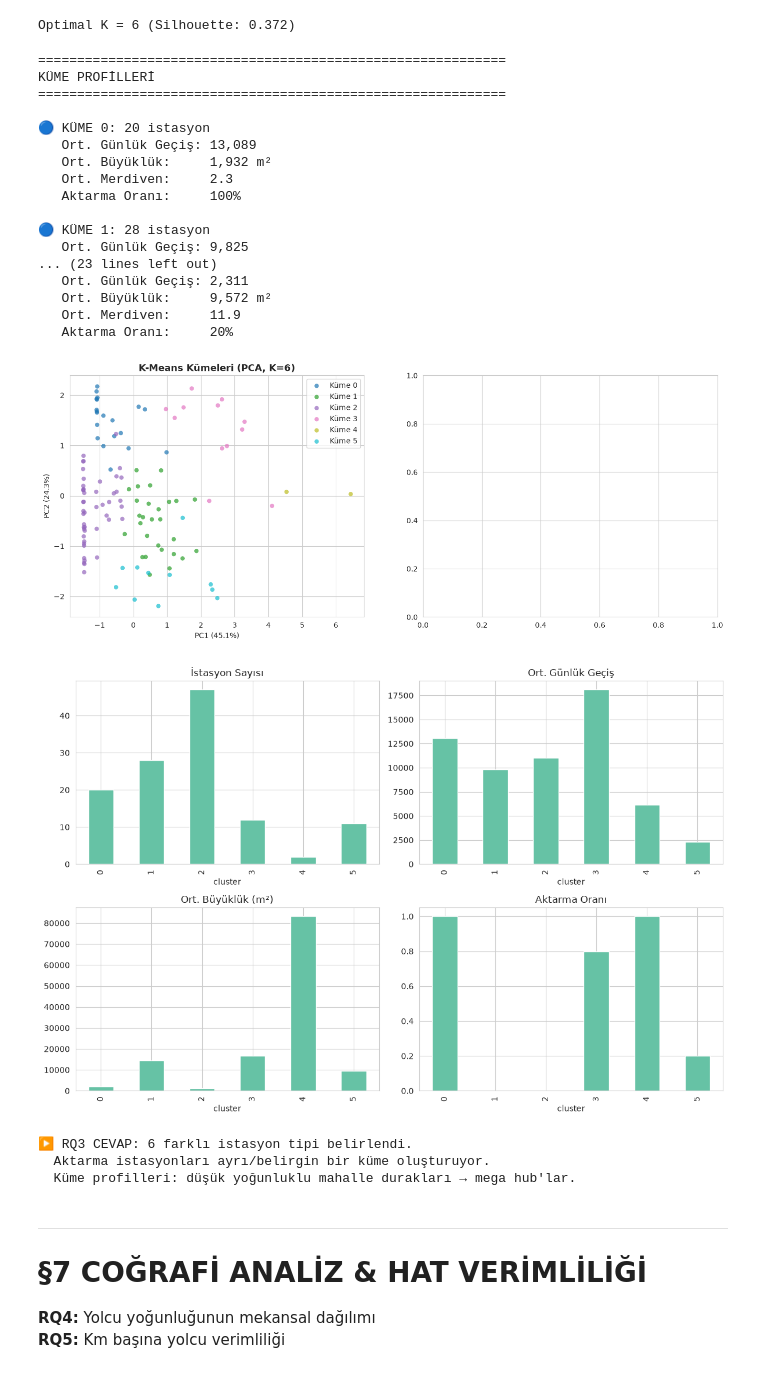
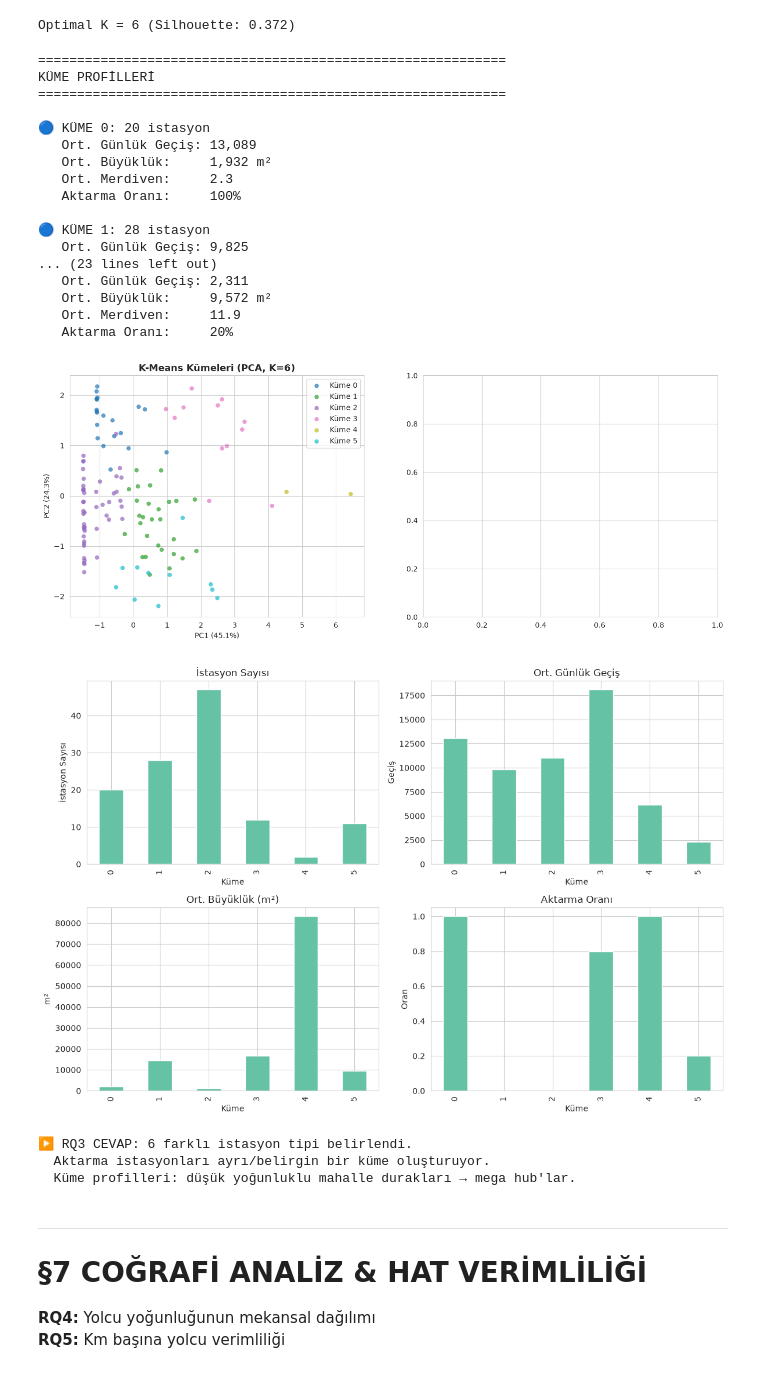
Before and after one commit to yoseidonn/istanbul-rayli-sistemler-analizi, a Jupyter notebook: proje.ipynb, the cells around one changed output. Drawn from its saved outputs; the diff is of its cells as text; code cells hidden in the pictures.

```diff
--- a/proje.ipynb
+++ b/proje.ipynb
@@ -1189,36 +1192,44 @@ for c in range(optimal_k):
 profile_plot = cluster_profile[['n_istasyon', 'avg_passage', 'avg_buyukluk', 'transfer_pct']]
 fig2, axes2 = plt.subplots(2, 2, figsize=(12, 8))
 profile_plot[['n_istasyon']].plot(kind='bar', ax=axes2[0,0], legend=False, title='İstasyon Sayısı')
+axes2[0,0].set_xlabel('Küme')
+axes2[0,0].set_ylabel('İstasyon Sayısı')
 profile_plot[['avg_passage']].plot(kind='bar', ax=axes2[0,1], legend=False, title='Ort. Günlük Geçiş')
+axes2[0,1].set_xlabel('Küme')
+axes2[0,1].set_ylabel('Geçiş')
 profile_plot[['avg_buyukluk']].plot(kind='bar', ax=axes2[1,0], legend=False, title='Ort. Büyüklük (m²)')
+axes2[1,0].set_xlabel('Küme')
+axes2[1,0].set_ylabel('m²')
 profile_plot[['transfer_pct']].plot(kind='bar', ax=axes2[1,1], legend=False, title='Aktarma Oranı')
+axes2[1,1].set_xlabel('Küme')
+axes2[1,1].set_ylabel('Oran')
 plt.tight_layout()
 plt.savefig('outputs/cluster_results.png', dpi=150, bbox_inches='tight')
 plt.show()
 
 print(f"\n▶ RQ3 CEVAP: {optimal_k} farklı istasyon tipi belirlendi.")
 print("  Aktarma istasyonları ayrı/belirgin bir küme oluşturuyor.")
 print("  Küme profilleri: düşük yoğunluklu mahalle durakları → mega hub'lar.")
 # %% [output]
 ============================================================
 KÜME PROFİLLERİ
 ============================================================
 
 🔵 KÜME 0: 20 istasyon
    Ort. Günlük Geçiş: 13,089
    Ort. Büyüklük:     1,932 m²
    Ort. Merdiven:     2.3
    Aktarma Oranı:     100%
 
 🔵 KÜME 1: 28 istasyon
    Ort. Günlük Geçiş: 9,825
 ... (23 lines left out)
    Ort. Günlük Geçiş: 2,311
    Ort. Büyüklük:     9,572 m²
    Ort. Merdiven:     11.9
    Aktarma Oranı:     20%
 [figure]
-[figure, old version]
+[figure, new version]
 ▶ RQ3 CEVAP: 6 farklı istasyon tipi belirlendi.
   Aktarma istasyonları ayrı/belirgin bir küme oluşturuyor.
   Küme profilleri: düşük yoğunluklu mahalle durakları → mega hub'lar.
```
Also changed, not shown: parts of 6 cells of this notebook, 8 other files.
